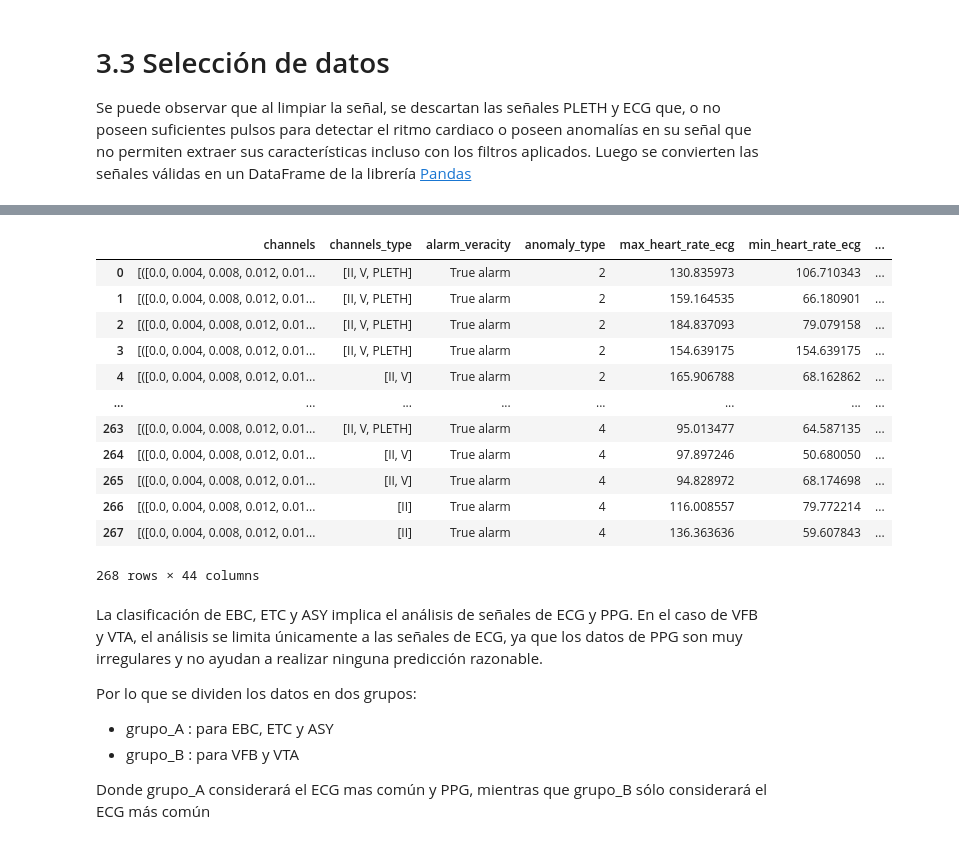
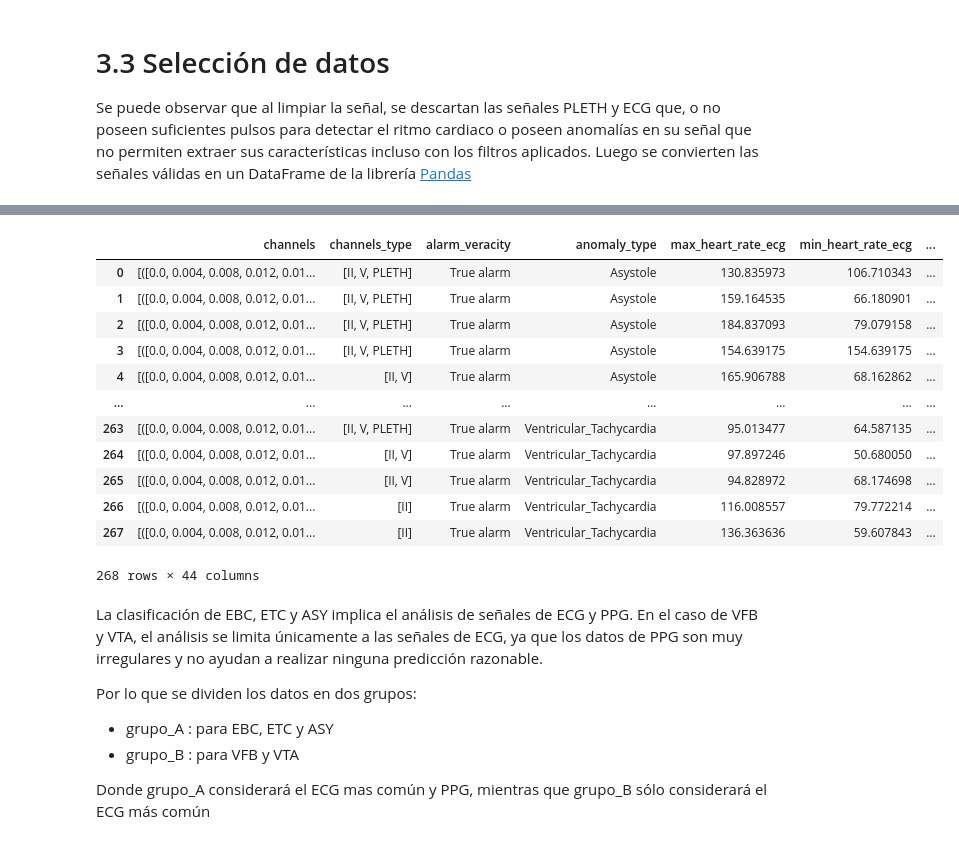
Before and after one commit to vynzk/UCIprojA-main, a Jupyter notebook: Informe_TCD4.ipynb, the cells around one changed output, grey strips where cells are left out. Cells and saved outputs as stored; diff of their text form; code cells hidden in the pictures.

```diff
--- a/Informe_TCD4.ipynb
+++ b/Informe_TCD4.ipynb
@@ -849,23 +849,23 @@ canal PLETH en señal v531l no válido para biosppy: index 0 is out of bounds fo
 # %%
 # eliminar todas las 'false' en 'alarm_veracity'
 data_cases = data_cases[data_cases['alarm_veracity'] != 'False alarm'].reset_index(drop=True)
 # Reemplazar los tipos de arritmia por números
-data_cases = data_cases.replace({'anomaly_type': {'Tachycardia': 0, 'Bradycardia': 1, 'Asystole': 2 ,'Ventricular_Flutter_Fib': 3, 'Ventricular_Tachycardia': 4}})
+#data_cases = data_cases.replace({'anomaly_type': {'Tachycardia': 0, 'Bradycardia': 1, 'Asystole': 2 ,'Ventricular_Flutter_Fib': 3, 'Ventricular_Tachycardia': 4}})
 
 data_cases
 # %% [output]
 |  | channels | channels_type | alarm_veracity | anomaly_type | max_heart_rate_ecg | min_heart_rate_ecg | ... |
-| 0 | [([0.0, 0.004, 0.008, 0.012, 0.01... | [II, V, PLETH] | True alarm | 2 | 130.835973 | 106.710343 | ... |
-| 1 | [([0.0, 0.004, 0.008, 0.012, 0.01... | [II, V, PLETH] | True alarm | 2 | 159.164535 | 66.180901 | ... |
-| 2 | [([0.0, 0.004, 0.008, 0.012, 0.01... | [II, V, PLETH] | True alarm | 2 | 184.837093 | 79.079158 | ... |
-| 3 | [([0.0, 0.004, 0.008, 0.012, 0.01... | [II, V, PLETH] | True alarm | 2 | 154.639175 | 154.639175 | ... |
-| 4 | [([0.0, 0.004, 0.008, 0.012, 0.01... | [II, V] | True alarm | 2 | 165.906788 | 68.162862 | ... |
+| 0 | [([0.0, 0.004, 0.008, 0.012, 0.01... | [II, V, PLETH] | True alarm | Asystole | 130.835973 | 106.710343 | ... |
+| 1 | [([0.0, 0.004, 0.008, 0.012, 0.01... | [II, V, PLETH] | True alarm | Asystole | 159.164535 | 66.180901 | ... |
+| 2 | [([0.0, 0.004, 0.008, 0.012, 0.01... | [II, V, PLETH] | True alarm | Asystole | 184.837093 | 79.079158 | ... |
+| 3 | [([0.0, 0.004, 0.008, 0.012, 0.01... | [II, V, PLETH] | True alarm | Asystole | 154.639175 | 154.639175 | ... |
+| 4 | [([0.0, 0.004, 0.008, 0.012, 0.01... | [II, V] | True alarm | Asystole | 165.906788 | 68.162862 | ... |
 | ... | ... | ... | ... | ... | ... | ... | ... |
-| 263 | [([0.0, 0.004, 0.008, 0.012, 0.01... | [II, V, PLETH] | True alarm | 4 | 95.013477 | 64.587135 | ... |
-| 264 | [([0.0, 0.004, 0.008, 0.012, 0.01... | [II, V] | True alarm | 4 | 97.897246 | 50.680050 | ... |
-| 265 | [([0.0, 0.004, 0.008, 0.012, 0.01... | [II, V] | True alarm | 4 | 94.828972 | 68.174698 | ... |
-| 266 | [([0.0, 0.004, 0.008, 0.012, 0.01... | [II] | True alarm | 4 | 116.008557 | 79.772214 | ... |
-| 267 | [([0.0, 0.004, 0.008, 0.012, 0.01... | [II] | True alarm | 4 | 136.363636 | 59.607843 | ... |
+| 263 | [([0.0, 0.004, 0.008, 0.012, 0.01... | [II, V, PLETH] | True alarm | Ventricular_Tachycardia | 95.013477 | 64.587135 | ... |
+| 264 | [([0.0, 0.004, 0.008, 0.012, 0.01... | [II, V] | True alarm | Ventricular_Tachycardia | 97.897246 | 50.680050 | ... |
+| 265 | [([0.0, 0.004, 0.008, 0.012, 0.01... | [II, V] | True alarm | Ventricular_Tachycardia | 94.828972 | 68.174698 | ... |
+| 266 | [([0.0, 0.004, 0.008, 0.012, 0.01... | [II] | True alarm | Ventricular_Tachycardia | 116.008557 | 79.772214 | ... |
+| 267 | [([0.0, 0.004, 0.008, 0.012, 0.01... | [II] | True alarm | Ventricular_Tachycardia | 136.363636 | 59.607843 | ... |
 268 rows × 44 columns
 # %% [markdown]
 
```
Also changed, not shown: parts of 22 cells of this notebook.
